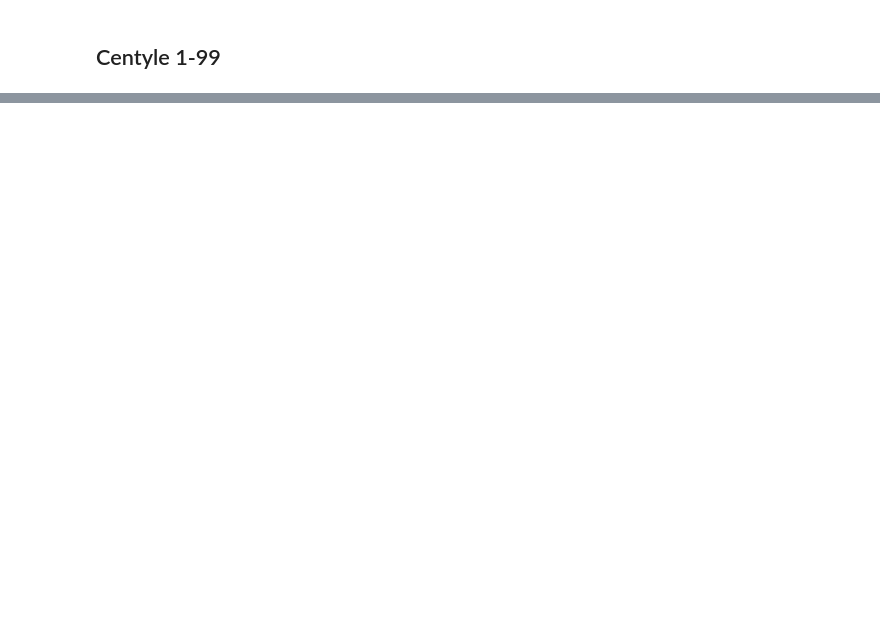
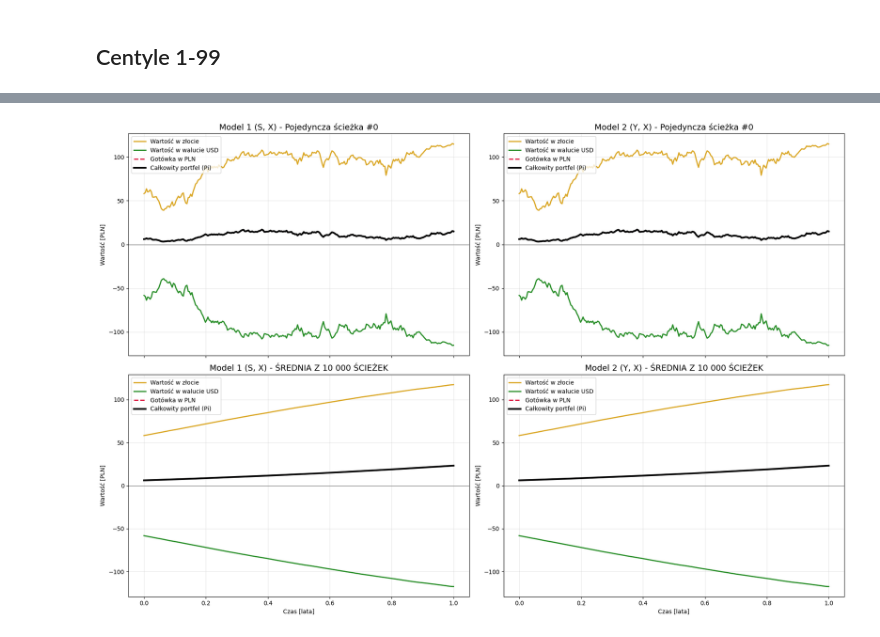
Before and after one commit to jakubzuk/financial-engineering-quanto-project, a Jupyter notebook: main.ipynb, the cells around one changed output, grey strips where cells are left out. Drawn from its saved outputs; the diff is of its cells as text; code cells hidden in the pictures; blank space fills up the shorter version.

```diff
--- a/main.ipynb
+++ b/main.ipynb
@@ -433,0 +461,17 @@ plt.show()
+# %%
+def quanto_2(Y, X, S0, K, tau, r_pln, r_usd, rho_yx, sigma_y, sigma_x):
+
+    if tau <= 1e-12:
+        return 100 * np.maximum((Y/X)/S0 - K, 0)
+
+    q = r_pln - r_usd - sigma_x ** 2 + rho_yx * sigma_y * sigma_x
+    sigma_z = np.sqrt(sigma_y ** 2 + sigma_x ** 2 - 2 * rho_yx * sigma_y * sigma_x)
+    r_hat = r_pln - q
+
+    spot_ratio = (Y / X) / S0
+
+    d1 = (np.log(spot_ratio / K) + (r_hat + 0.5 * sigma_z ** 2) * tau) / (sigma_z * np.sqrt(tau))
+    d2 = d1 - sigma_z * np.sqrt(tau)
+
+    cena = 100 * (spot_ratio * np.exp(-q * tau) * norm.cdf(d1) - K * np.exp(-r_pln * tau) * norm.cdf(d2))
+    return cena
@@ -433,0 +638,60 @@ plt.show()
+# %%
+# Kropka 1 (S, X)
+poz_zloto_1 = delta_S * paths_S * paths_X
+poz_waluta_1 = delta_X1 * paths_X
+Pi_1 = poz_zloto_1 + poz_waluta_1 + cash_1
+
+# Kropka 2 (Y, X)
+poz_zloto_2 = delta_Y * paths_Y
+poz_waluta_2 = delta_X2 * paths_X
+Pi_2 = poz_zloto_2 + poz_waluta_2 + cash_2
+
+# Wybieramy indeks ścieżki do pokazania
+idx = 0
+
+# ==========================================
+# 2. RYSOWANIE WYKRESÓW (Siatka 2x2)
+# ==========================================
+fig, axes = plt.subplots(2, 2, figsize=(18, 12), sharex=True)
+
+# Funkcja pomocnicza do rysowania, żeby nie dublować kodu
+def rysuj_sklad(ax, t, zloto, waluta, gotowka, pi, tytul):
+    ax.plot(t, zloto, label='Wartość w złocie', color='goldenrod', lw=2)
+    ax.plot(t, waluta, label='Wartość w walucie USD', color='forestgreen', lw=2)
+    ax.plot(t, gotowka, label='Gotówka w PLN', color='crimson', lw=2, linestyle='--')
+    ax.plot(t, pi, label='Całkowity portfel (Pi)', color='black', lw=3)
+
+    ax.axhline(0, color='gray', linestyle='-', linewidth=1)
+    ax.set_title(tytul, fontsize=14)
+    ax.grid(True, alpha=0.3)
+    ax.legend(loc='best')
+    ax.set_ylabel('Wartość [PLN]')
+
+# --- WIERSZ 1: POJEDYNCZA ŚCIEŻKA (indeks = idx) ---
+rysuj_sklad(axes[0, 0], time_grid,
+            poz_zloto_1[:, idx], poz_waluta_1[:, idx], cash_1[:, idx], Pi_1[:, idx],
+            f'Model 1 (S, X) - Pojedyncza ścieżka #{idx}')
+
+rysuj_sklad(axes[0, 1], time_grid,
+            poz_zloto_2[:, idx], poz_waluta_2[:, idx], cash_2[:, idx], Pi_2[:, idx],
+            f'Model 2 (Y, X) - Pojedyncza ścieżka #{idx}')
+
+# --- WIERSZ 2: ŚREDNIA ZE WSZYSTKICH ŚCIEŻEK ---
+# Używamy np.mean(..., axis=1) żeby uśrednić po kolumnach (ścieżkach) dla każdego dnia
+rysuj_sklad(axes[1, 0], time_grid,
+            np.mean(poz_zloto_1, axis=1), np.mean(poz_waluta_1, axis=1),
+            np.mean(cash_1, axis=1), np.mean(Pi_1, axis=1),
+            'Model 1 (S, X) - ŚREDNIA Z 10 000 ŚCIEŻEK')
+
+rysuj_sklad(axes[1, 1], time_grid,
+            np.mean(poz_zloto_2, axis=1), np.mean(poz_waluta_2, axis=1),
+            np.mean(cash_2, axis=1), np.mean(Pi_2, axis=1),
+            'Model 2 (Y, X) - ŚREDNIA Z 10 000 ŚCIEŻEK')
+
+axes[1, 0].set_xlabel('Czas [lata]')
+axes[1, 1].set_xlabel('Czas [lata]')
+
+plt.tight_layout()
+plt.show()
+# %% [output]
+[figure, added]
```
Also changed, not shown: parts of 30 cells of this notebook, 2 other files.
